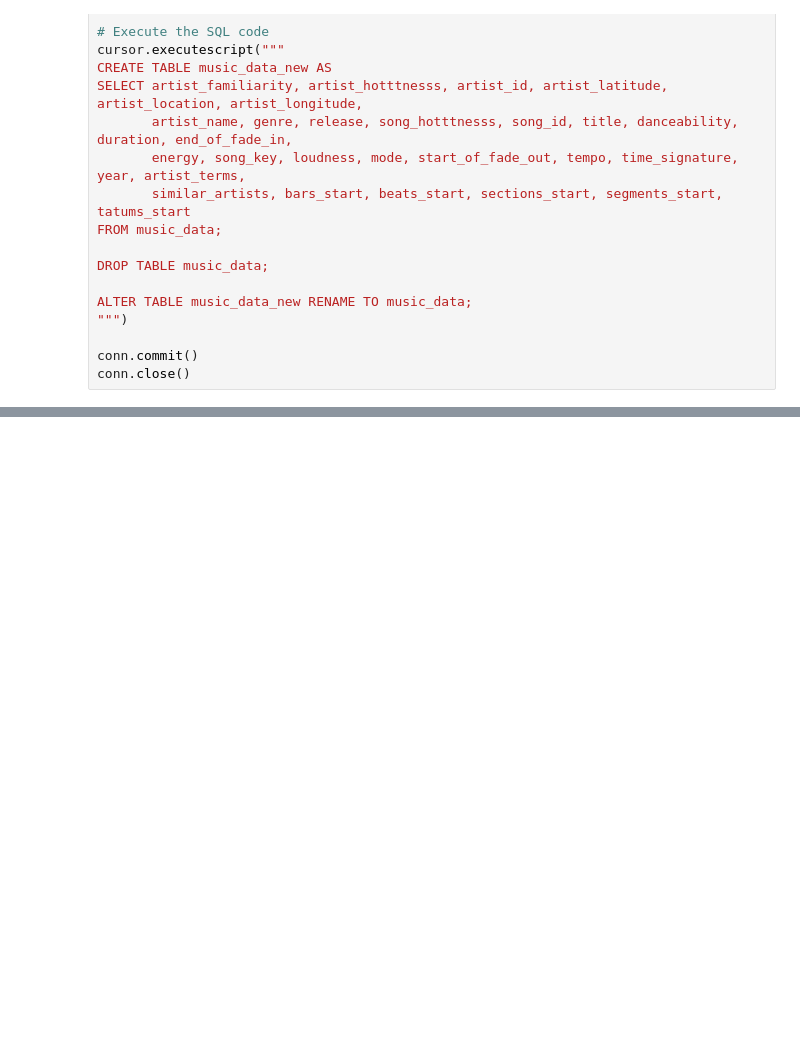
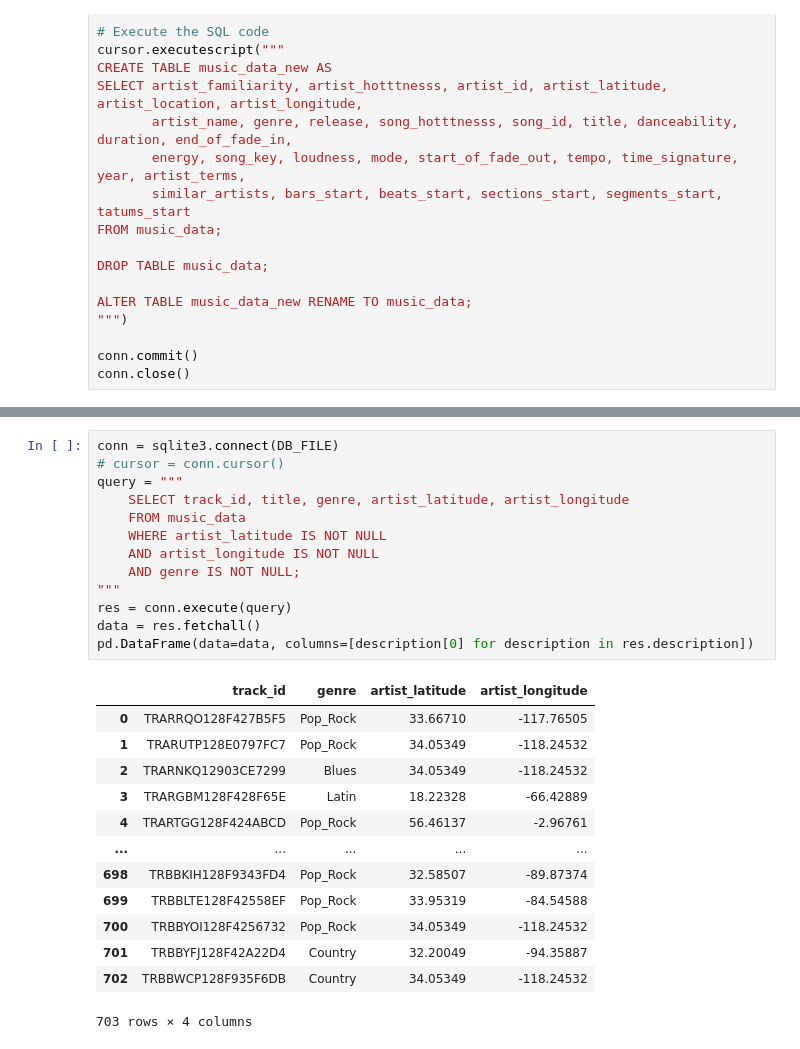
Before and after one commit to jjdrisco/Hybrid_Graph-Based_Content_Filtering_for_Enhanced_Music_Recommendation, a Jupyter notebook: mbz_sample.ipynb, the cells around one changed output, grey strips where cells are left out. Cells and saved outputs as stored; diff of their text form; blank space fills up the shorter version.

```diff
--- a/mbz_sample.ipynb
+++ b/mbz_sample.ipynb
@@ -488,0 +520,27 @@ conn.close()
+# %%
+conn = sqlite3.connect(DB_FILE)
+# cursor = conn.cursor()
+query = """
+    SELECT track_id, title, genre, artist_latitude, artist_longitude
+    FROM music_data
+    WHERE artist_latitude IS NOT NULL
+    AND artist_longitude IS NOT NULL
+    AND genre IS NOT NULL;
+"""
+res = conn.execute(query)
+data = res.fetchall()
+pd.DataFrame(data=data, columns=[description[0] for description in res.description])
+# %% [output]
+|  | track_id | genre | artist_latitude | artist_longitude |
+| 0 | TRARRQO128F427B5F5 | Pop_Rock | 33.66710 | -117.76505 |
+| 1 | TRARUTP128E0797FC7 | Pop_Rock | 34.05349 | -118.24532 |
+| 2 | TRARNKQ12903CE7299 | Blues | 34.05349 | -118.24532 |
+| 3 | TRARGBM128F428F65E | Latin | 18.22328 | -66.42889 |
+| 4 | TRARTGG128F424ABCD | Pop_Rock | 56.46137 | -2.96761 |
+| ... | ... | ... | ... | ... |
+| 698 | TRBBKIH128F9343FD4 | Pop_Rock | 32.58507 | -89.87374 |
+| 699 | TRBBLTE128F42558EF | Pop_Rock | 33.95319 | -84.54588 |
+| 700 | TRBBYOI128F4256732 | Pop_Rock | 34.05349 | -118.24532 |
+| 701 | TRBBYFJ128F42A22D4 | Country | 32.20049 | -94.35887 |
+| 702 | TRBBWCP128F935F6DB | Country | 34.05349 | -118.24532 |
+703 rows × 4 columns
```
Also changed, not shown: parts of 3 cells of this notebook.
